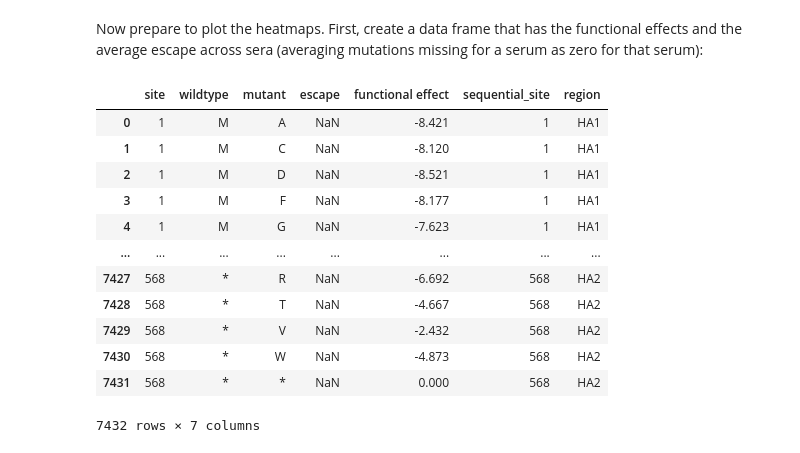
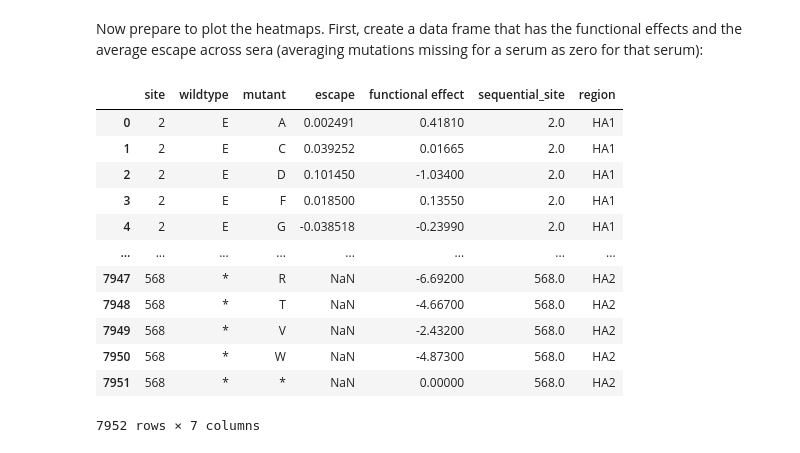
Before and after one commit to dms-vep/Flu_H5_American-Wigeon_South-Carolina_2021-H5N1_DMS, a Jupyter notebook: notebooks/all_sera_escape.ipynb, the cells around one changed output. Cells and saved outputs as stored; diff of their text form; code cells hidden in the pictures.

```diff
--- a/notebooks/all_sera_escape.ipynb
+++ b/notebooks/all_sera_escape.ipynb
@@ -319,39 +319,39 @@ First, create a data frame that has the functional effects and the average escap
 # %%
 heatmap_data = (
     pd.concat(
         [
             escape,
             # add wildtype with zero escape
             (
                 escape
                 [["site", "wildtype"]]
                 .drop_duplicates()
                 .assign(mutant=lambda x: x["wildtype"])
             ),
         ],
         ignore_index=True,
     )
     .fillna(0)
     .assign(escape=lambda x: x[list(sera)].mean(axis=1))
     .drop(columns=list(sera))
-    .merge(func_effects, validate="one_to_one", how="right")
+    .merge(func_effects, validate="one_to_one", how="outer")
     .drop(columns="site_mutant")
 )
 
 heatmap_data
 # %% [output]
 |  | site | wildtype | mutant | escape | functional effect | sequential_site | region |
-| 0 | 1 | M | A | NaN | -8.421 | 1 | HA1 |
-| 1 | 1 | M | C | NaN | -8.120 | 1 | HA1 |
-| 2 | 1 | M | D | NaN | -8.521 | 1 | HA1 |
-| 3 | 1 | M | F | NaN | -8.177 | 1 | HA1 |
-| 4 | 1 | M | G | NaN | -7.623 | 1 | HA1 |
+| 0 | 2 | E | A | 0.002491 | 0.41810 | 2.0 | HA1 |
+| 1 | 2 | E | C | 0.039252 | 0.01665 | 2.0 | HA1 |
+| 2 | 2 | E | D | 0.101450 | -1.03400 | 2.0 | HA1 |
+| 3 | 2 | E | F | 0.018500 | 0.13550 | 2.0 | HA1 |
+| 4 | 2 | E | G | -0.038518 | -0.23990 | 2.0 | HA1 |
 | ... | ... | ... | ... | ... | ... | ... | ... |
-| 7427 | 568 | * | R | NaN | -6.692 | 568 | HA2 |
-| 7428 | 568 | * | T | NaN | -4.667 | 568 | HA2 |
-| 7429 | 568 | * | V | NaN | -2.432 | 568 | HA2 |
-| 7430 | 568 | * | W | NaN | -4.873 | 568 | HA2 |
-| 7431 | 568 | * | * | NaN | 0.000 | 568 | HA2 |
+| 7947 | 568 | * | R | NaN | -6.69200 | 568.0 | HA2 |
+| 7948 | 568 | * | T | NaN | -4.66700 | 568.0 | HA2 |
+| 7949 | 568 | * | V | NaN | -2.43200 | 568.0 | HA2 |
+| 7950 | 568 | * | W | NaN | -4.87300 | 568.0 | HA2 |
+| 7951 | 568 | * | * | NaN | 0.00000 | 568.0 | HA2 |
-7432 rows × 7 columns
+7952 rows × 7 columns
 # %%
 cell_size = 10  # heatmap cell size
```
Also changed, not shown: parts of 1 cell of this notebook.
